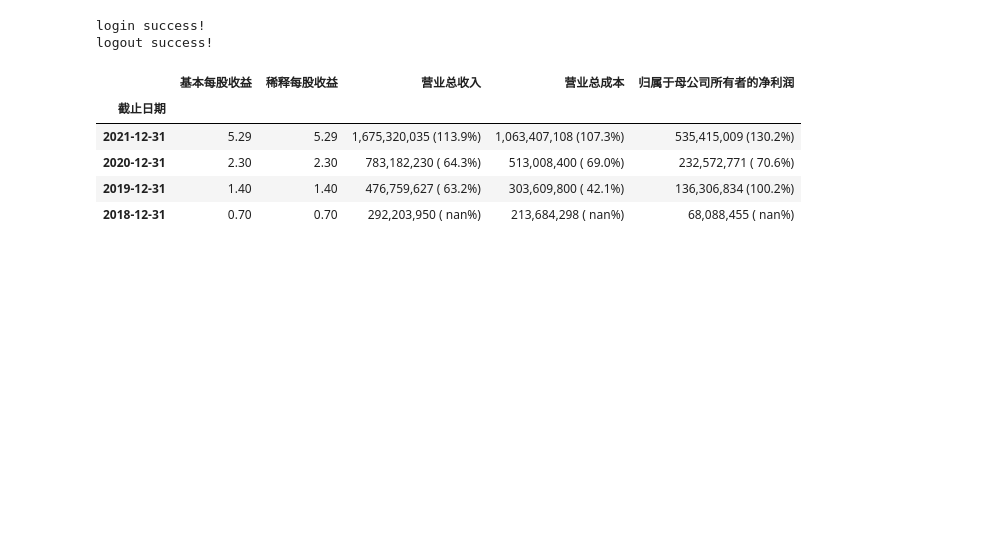
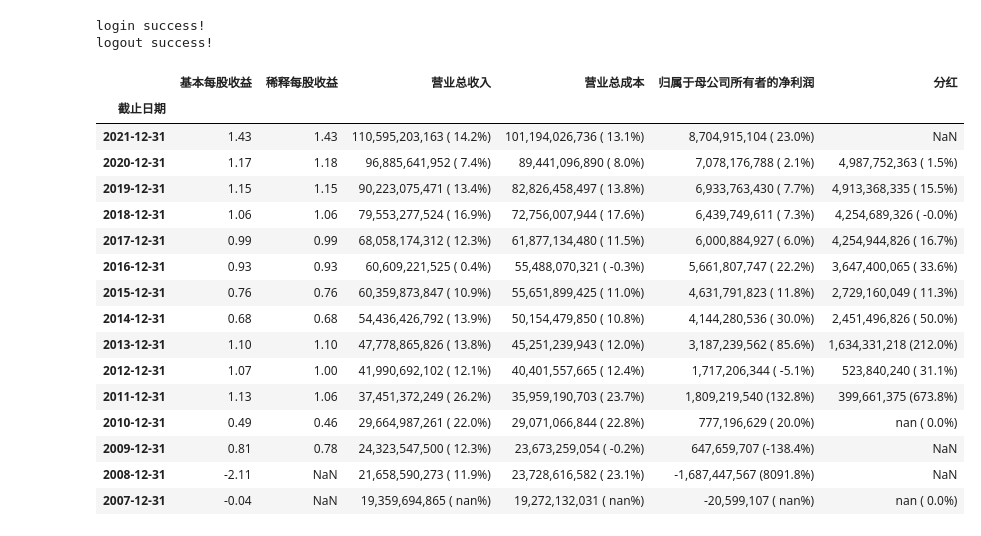
Before and after one commit to zifengyu/stock, a Jupyter notebook: notebook/模版.ipynb, the cells around one changed output. Cells and saved outputs as stored; diff of their text form; code cells hidden in the pictures; blank space fills up the shorter version.

```diff
--- a/notebook/模版.ipynb
+++ b/notebook/模版.ipynb
@@ -1,7 +1,7 @@
 # %% [markdown]
 ### 000651 格力电器
 # %%
-ticker = '301206'
+ticker = '600887'
 # %%
 %load_ext autoreload
 %autoreload 2
@@ -28,20 +28,33 @@ income = data.get_IS(ticker)
 incomeq = data.get_ISQ(ticker)
 bs = data.get_BS(ticker)
 cf = data.get_CF(ticker)
+div = data.get_DIV(ticker)
 # %% [output]
 login success!
 logout success!
 # %%
 change = utils.column_pct(income[['营业总收入', '营业总成本', '归属于母公司所有者的净利润']], periods=-1)
 income_change = pd.concat([income[['截止日期', '基本每股收益', '稀释每股收益']], change], axis=1)
-income_change.set_index('截止日期')
+div_change = utils.column_pct(div.set_index('截止日期')[['分红']], periods=1)
+pd.merge(income_change, div_change, how='left', on='截止日期').set_index('截止日期')
 # %% [output]
-|  | 基本每股收益 | 稀释每股收益 | 营业总收入 | 营业总成本 | 归属于母公司所有者的净利润 |
-| 截止日期 |  |  |  |  |  |
-| 2021-12-31 | 5.29 | 5.29 | 1,675,320,035 (113.9%) | 1,063,407,108 (107.3%) | 535,415,009 (130.2%) |
-| 2020-12-31 | 2.30 | 2.30 | 783,182,230 ( 64.3%) | 513,008,400 ( 69.0%) | 232,572,771 ( 70.6%) |
-| 2019-12-31 | 1.40 | 1.40 | 476,759,627 ( 63.2%) | 303,609,800 ( 42.1%) | 136,306,834 (100.2%) |
-| 2018-12-31 | 0.70 | 0.70 | 292,203,950 ( nan%) | 213,684,298 ( nan%) | 68,088,455 ( nan%) |
+|  | 基本每股收益 | 稀释每股收益 | 营业总收入 | 营业总成本 | 归属于母公司所有者的净利润 | 分红 |
+| 截止日期 |  |  |  |  |  |  |
+| 2021-12-31 | 1.43 | 1.43 | 110,595,203,163 ( 14.2%) | 101,194,026,736 ( 13.1%) | 8,704,915,104 ( 23.0%) | NaN |
+| 2020-12-31 | 1.17 | 1.18 | 96,885,641,952 ( 7.4%) | 89,441,096,890 ( 8.0%) | 7,078,176,788 ( 2.1%) | 4,987,752,363 ( 1.5%) |
+| 2019-12-31 | 1.15 | 1.15 | 90,223,075,471 ( 13.4%) | 82,826,458,497 ( 13.8%) | 6,933,763,430 ( 7.7%) | 4,913,368,335 ( 15.5%) |
+| 2018-12-31 | 1.06 | 1.06 | 79,553,277,524 ( 16.9%) | 72,756,007,944 ( 17.6%) | 6,439,749,611 ( 7.3%) | 4,254,689,326 ( -0.0%) |
+| 2017-12-31 | 0.99 | 0.99 | 68,058,174,312 ( 12.3%) | 61,877,134,480 ( 11.5%) | 6,000,884,927 ( 6.0%) | 4,254,944,826 ( 16.7%) |
+| 2016-12-31 | 0.93 | 0.93 | 60,609,221,525 ( 0.4%) | 55,488,070,321 ( -0.3%) | 5,661,807,747 ( 22.2%) | 3,647,400,065 ( 33.6%) |
+| 2015-12-31 | 0.76 | 0.76 | 60,359,873,847 ( 10.9%) | 55,651,899,425 ( 11.0%) | 4,631,791,823 ( 11.8%) | 2,729,160,049 ( 11.3%) |
+| 2014-12-31 | 0.68 | 0.68 | 54,436,426,792 ( 13.9%) | 50,154,479,850 ( 10.8%) | 4,144,280,536 ( 30.0%) | 2,451,496,826 ( 50.0%) |
+| 2013-12-31 | 1.10 | 1.10 | 47,778,865,826 ( 13.8%) | 45,251,239,943 ( 12.0%) | 3,187,239,562 ( 85.6%) | 1,634,331,218 (212.0%) |
+| 2012-12-31 | 1.07 | 1.00 | 41,990,692,102 ( 12.1%) | 40,401,557,665 ( 12.4%) | 1,717,206,344 ( -5.1%) | 523,840,240 ( 31.1%) |
+| 2011-12-31 | 1.13 | 1.06 | 37,451,372,249 ( 26.2%) | 35,959,190,703 ( 23.7%) | 1,809,219,540 (132.8%) | 399,661,375 (673.8%) |
+| 2010-12-31 | 0.49 | 0.46 | 29,664,987,261 ( 22.0%) | 29,071,066,844 ( 22.8%) | 777,196,629 ( 20.0%) | nan ( 0.0%) |
+| 2009-12-31 | 0.81 | 0.78 | 24,323,547,500 ( 12.3%) | 23,673,259,054 ( -0.2%) | 647,659,707 (-138.4%) | NaN |
+| 2008-12-31 | -2.11 | NaN | 21,658,590,273 ( 11.9%) | 23,728,616,582 ( 23.1%) | -1,687,447,567 (8091.8%) | NaN |
+| 2007-12-31 | -0.04 | NaN | 19,359,694,865 ( nan%) | 19,272,132,031 ( nan%) | -20,599,107 ( nan%) | nan ( 0.0%) |
 # %%
 change = utils.column_pct(incomeq[['营业收入', '归属于母公司所有者的净利润']], periods=-4)
 incomeq_change = pd.concat([incomeq[['截止日期']], change], axis=1)
```
Also changed, not shown: parts of 10 cells of this notebook, 21 other files.
